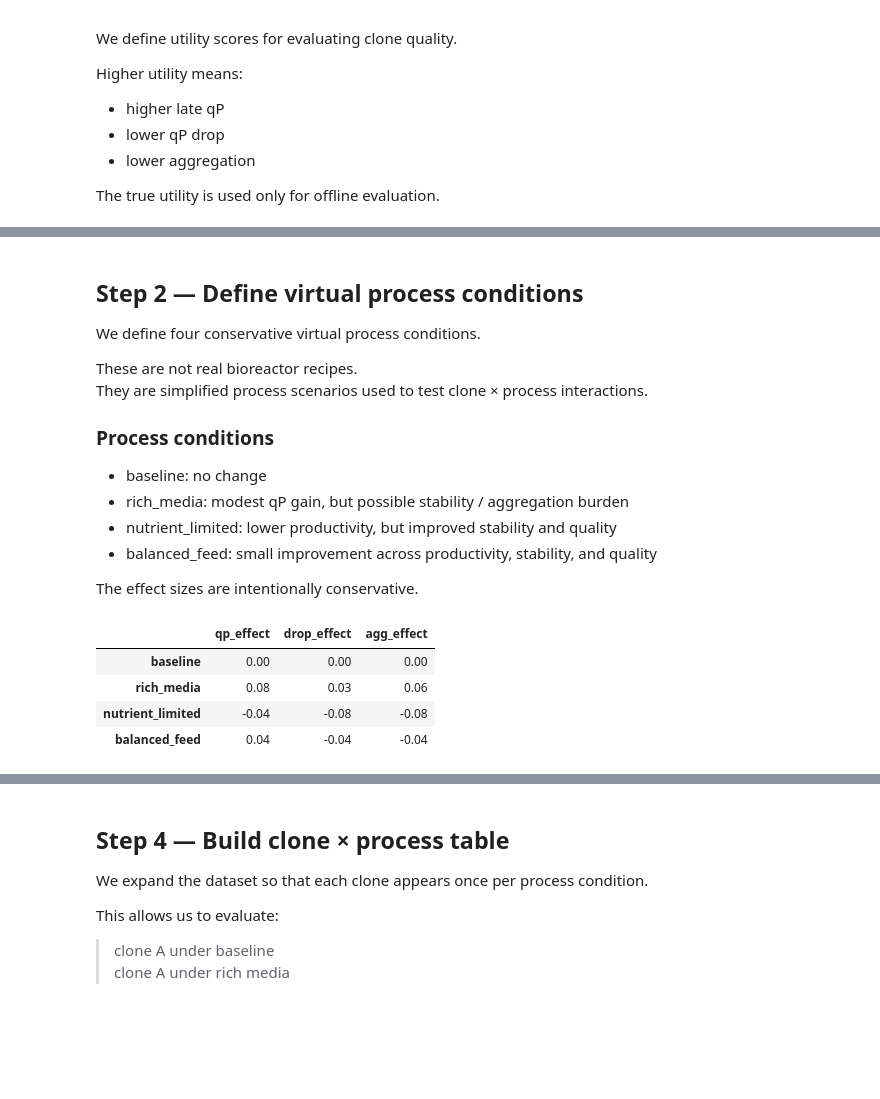
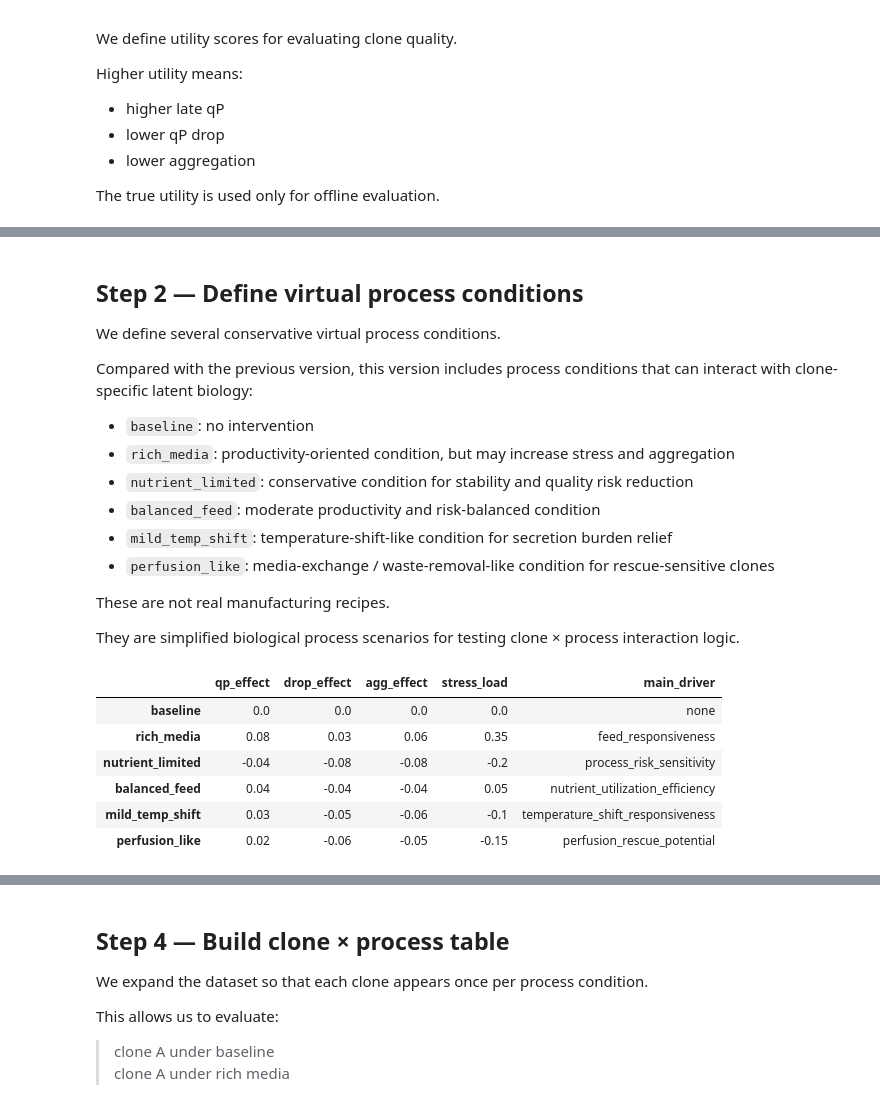
Before and after one commit to Sanghee-L/CLD_ML_PIPELINE, a Jupyter notebook: notebooks/07_Clone_x_Process_Optimization_Simulation.ipynb, the cells around one changed output, grey strips where cells are left out. Cells and saved outputs as stored; diff of their text form; code cells hidden in the pictures; blank space fills up the shorter version.

```diff
--- a/notebooks/07_Clone_x_Process_Optimization_Simulation.ipynb
+++ b/notebooks/07_Clone_x_Process_Optimization_Simulation.ipynb
@@ -169,24 +222,26 @@ display(df[[
 # %% [markdown]
 ## Step 2 — Define virtual process conditions
 
-We define four conservative virtual process conditions.
+We define several conservative virtual process conditions.
 
-These are not real bioreactor recipes.
-They are simplified process scenarios used to test clone × process interactions.
+Compared with the previous version, this version includes process conditions that can interact with clone-specific latent biology:
 
-### Process conditions
+- `baseline`: no intervention
+- `rich_media`: productivity-oriented condition, but may increase stress and aggregation
+- `nutrient_limited`: conservative condition for stability and quality risk reduction
+- `balanced_feed`: moderate productivity and risk-balanced condition
+- `mild_temp_shift`: temperature-shift-like condition for secretion burden relief
+- `perfusion_like`: media-exchange / waste-removal-like condition for rescue-sensitive clones
 
-- baseline: no change
-- rich_media: modest qP gain, but possible stability / aggregation burden
-- nutrient_limited: lower productivity, but improved stability and quality
-- balanced_feed: small improvement across productivity, stability, and quality
+These are not real manufacturing recipes.
 
-The effect sizes are intentionally conservative.
+They are simplified biological process scenarios for testing clone × process interaction logic.
 # %%
 # --------------------------------------------------
-# Step 2 — Define conservative process conditions
+# Step 2 — Define virtual process conditions
 # --------------------------------------------------
-# Values represent baseline process effect before clone-specific sensitivity.
+
+# Values represent base process effect before clone-specific interaction.
 #
 # qp_effect:
 #   relative change in predicted late qP
@@ -198,37 +253,68 @@ The effect sizes are intentionally conservative.
 #
 # agg_effect:
 #   relative change in predicted aggregation
 #   negative = reduced aggregation
 #   positive = increased aggregation
+#
+# stress_load:
+#   process burden / risk intensity
+#
+# main_driver:
+#   which clone-specific latent variable should drive the response
 
 process_conditions = {
     "baseline": {
         "qp_effect": 0.00,
         "drop_effect": 0.00,
         "agg_effect": 0.00,
+        "stress_load": 0.00,
+        "main_driver": "none",
     },
     "rich_media": {
         "qp_effect": 0.08,
         "drop_effect": 0.03,
         "agg_effect": 0.06,
+        "stress_load": 0.35,
+        "main_driver": "feed_responsiveness",
     },
     "nutrient_limited": {
         "qp_effect": -0.04,
         "drop_effect": -0.08,
         "agg_effect": -0.08,
+        "stress_load": -0.20,
+        "main_driver": "process_risk_sensitivity",
     },
     "balanced_feed": {
         "qp_effect": 0.04,
         "drop_effect": -0.04,
         "agg_effect": -0.04,
+        "stress_load": 0.05,
+        "main_driver": "nutrient_utilization_efficiency",
+    },
+    "mild_temp_shift": {
+        "qp_effect": 0.03,
+        "drop_effect": -0.05,
+        "agg_effect": -0.06,
+        "stress_load": -0.10,
+        "main_driver": "temperature_shift_responsiveness",
+    },
+    "perfusion_like": {
+        "qp_effect": 0.02,
+        "drop_effect": -0.06,
+        "agg_effect": -0.05,
+        "stress_load": -0.15,
+        "main_driver": "perfusion_rescue_potential",
     },
 }
 
-pd.DataFrame(process_conditions).T
+process_condition_table = pd.DataFrame(process_conditions).T
+display(process_condition_table)
 # %% [output]
-|  | qp_effect | drop_effect | agg_effect |
-| baseline | 0.00 | 0.00 | 0.00 |
-| rich_media | 0.08 | 0.03 | 0.06 |
-| nutrient_limited | -0.04 | -0.08 | -0.08 |
-| balanced_feed | 0.04 | -0.04 | -0.04 |
+|  | qp_effect | drop_effect | agg_effect | stress_load | main_driver |
+| baseline | 0.0 | 0.0 | 0.0 | 0.0 | none |
+| rich_media | 0.08 | 0.03 | 0.06 | 0.35 | feed_responsiveness |
+| nutrient_limited | -0.04 | -0.08 | -0.08 | -0.2 | process_risk_sensitivity |
+| balanced_feed | 0.04 | -0.04 | -0.04 | 0.05 | nutrient_utilization_efficiency |
+| mild_temp_shift | 0.03 | -0.05 | -0.06 | -0.1 | temperature_shift_responsiveness |
+| perfusion_like | 0.02 | -0.06 | -0.05 | -0.15 | perfusion_rescue_potential |
 # %% [markdown]
```
Also changed, not shown: parts of 18 cells of this notebook, 17 other files.
